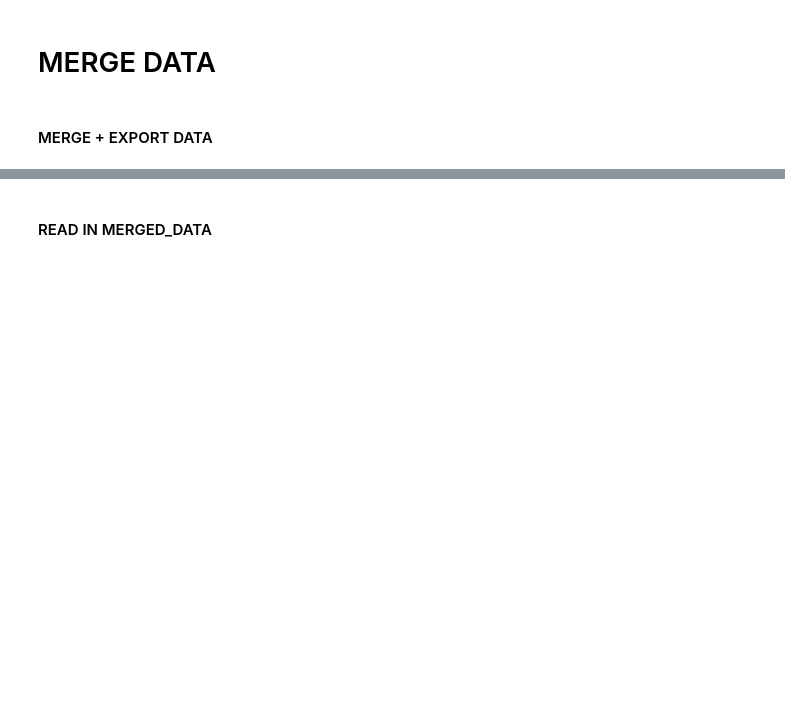
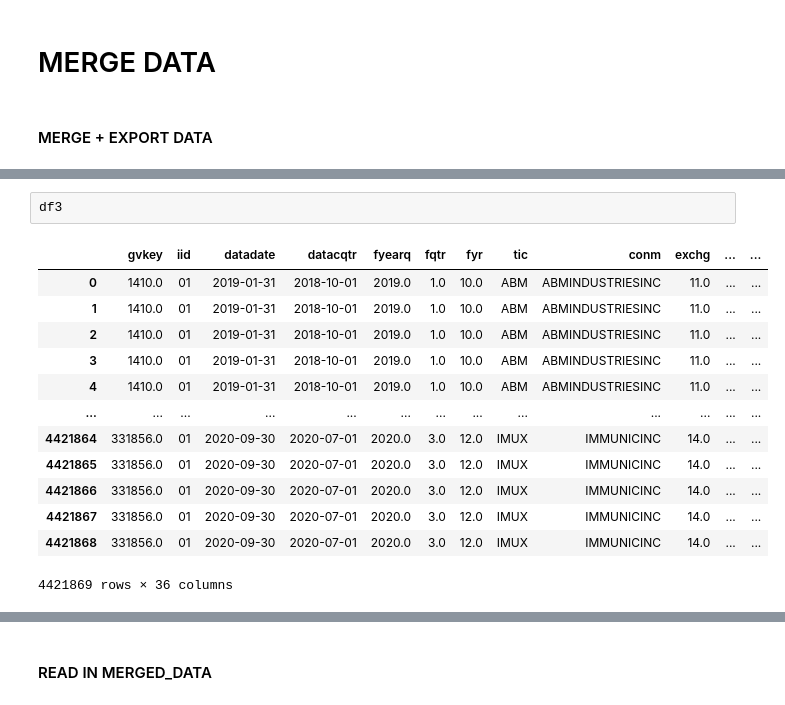
Before and after one commit to jordandpflum/BankruptcyProbabilityAndEffectOnFirmsPerformance, a Jupyter notebook: Dylan_TEMP/sql_queries.ipynb, the cells around one changed output, grey strips where cells are left out. Cells and saved outputs as stored; diff of their text form; blank space fills up the shorter version.

```diff
--- a/Dylan_TEMP/sql_queries.ipynb
+++ b/Dylan_TEMP/sql_queries.ipynb
@@ -222,3 +258,19 @@ Elapsed time (minutes): 0.0694479505221049
+# %%
+df3
+# %% [output]
+|  | gvkey | iid | datadate | datacqtr | fyearq | fqtr | fyr | tic | conm | exchg | ... | ... |
+| 0 | 1410.0 | 01 | 2019-01-31 | 2018-10-01 | 2019.0 | 1.0 | 10.0 | ABM | ABMINDUSTRIESINC | 11.0 | ... | ... |
+| 1 | 1410.0 | 01 | 2019-01-31 | 2018-10-01 | 2019.0 | 1.0 | 10.0 | ABM | ABMINDUSTRIESINC | 11.0 | ... | ... |
+| 2 | 1410.0 | 01 | 2019-01-31 | 2018-10-01 | 2019.0 | 1.0 | 10.0 | ABM | ABMINDUSTRIESINC | 11.0 | ... | ... |
+| 3 | 1410.0 | 01 | 2019-01-31 | 2018-10-01 | 2019.0 | 1.0 | 10.0 | ABM | ABMINDUSTRIESINC | 11.0 | ... | ... |
+| 4 | 1410.0 | 01 | 2019-01-31 | 2018-10-01 | 2019.0 | 1.0 | 10.0 | ABM | ABMINDUSTRIESINC | 11.0 | ... | ... |
+| ... | ... | ... | ... | ... | ... | ... | ... | ... | ... | ... | ... | ... |
+| 4421864 | 331856.0 | 01 | 2020-09-30 | 2020-07-01 | 2020.0 | 3.0 | 12.0 | IMUX | IMMUNICINC | 14.0 | ... | ... |
+| 4421865 | 331856.0 | 01 | 2020-09-30 | 2020-07-01 | 2020.0 | 3.0 | 12.0 | IMUX | IMMUNICINC | 14.0 | ... | ... |
+| 4421866 | 331856.0 | 01 | 2020-09-30 | 2020-07-01 | 2020.0 | 3.0 | 12.0 | IMUX | IMMUNICINC | 14.0 | ... | ... |
+| 4421867 | 331856.0 | 01 | 2020-09-30 | 2020-07-01 | 2020.0 | 3.0 | 12.0 | IMUX | IMMUNICINC | 14.0 | ... | ... |
+| 4421868 | 331856.0 | 01 | 2020-09-30 | 2020-07-01 | 2020.0 | 3.0 | 12.0 | IMUX | IMMUNICINC | 14.0 | ... | ... |
+4421869 rows × 36 columns
 # %%
 # caution takes a while
 start = time.time()
```
Also changed, not shown: parts of 16 cells of this notebook.
